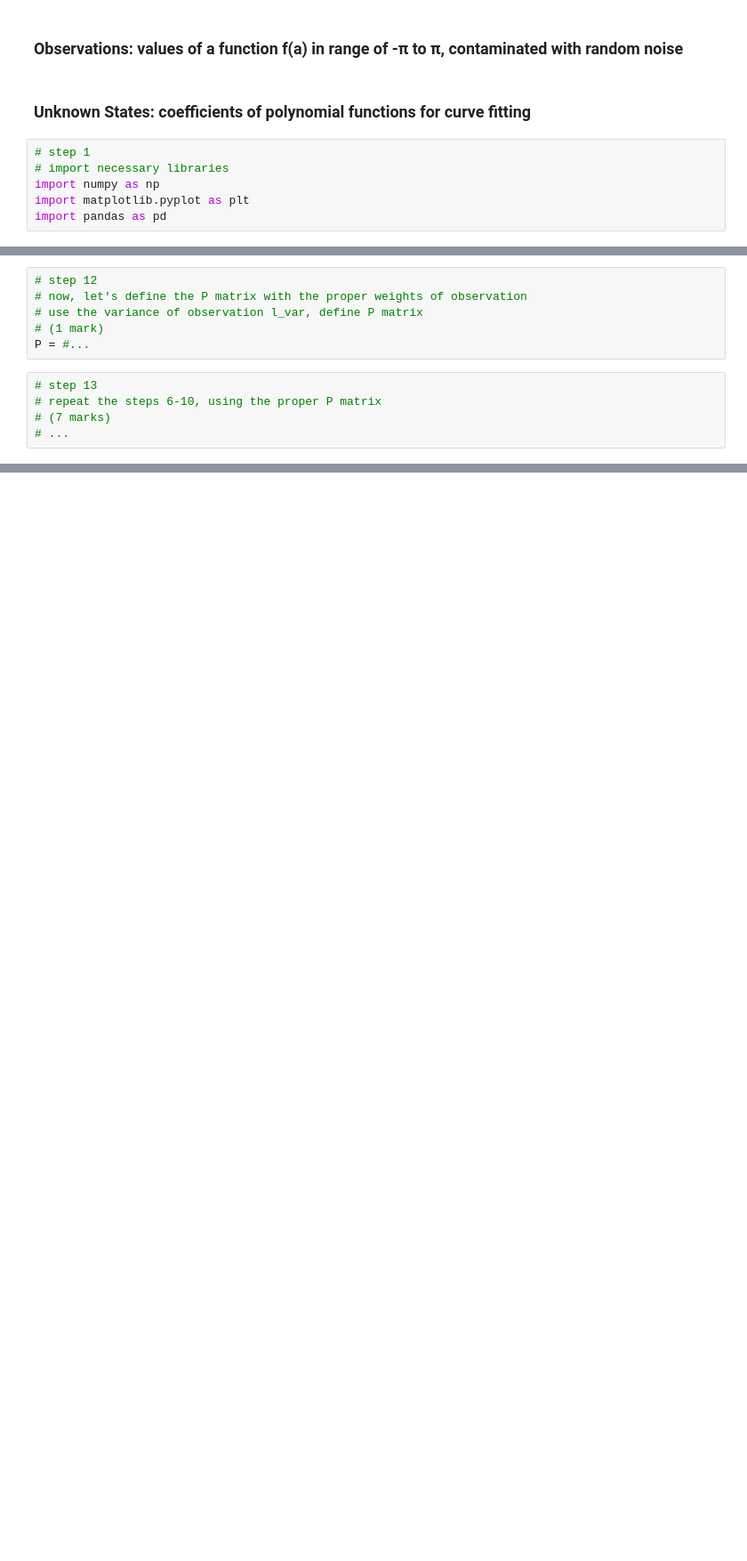
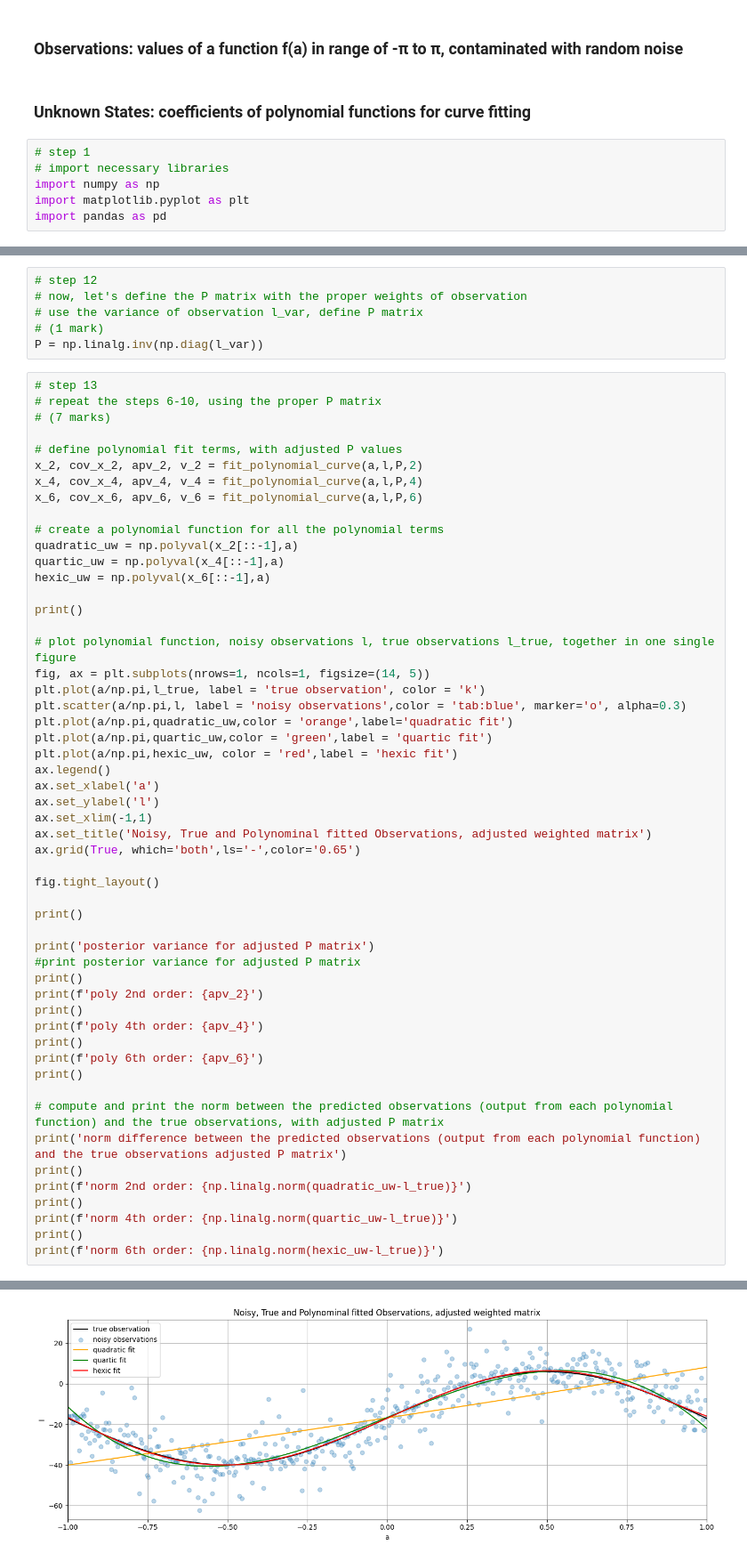
Before and after one commit to adamanastas/ENGG680_2025_Fall, a Jupyter notebook: Lab_Assignment1/Assignment1.ipynb, the cells around one changed output, grey strips where cells are left out. Shown: that part at 89% size. Cells and saved outputs as stored; diff of their text form; blank space fills up the shorter version.

```diff
--- a/Lab_Assignment1/Assignment1.ipynb
+++ b/Lab_Assignment1/Assignment1.ipynb
@@ -1016,9 +1067,58 @@ fig.tight_layout()
 # now, let's define the P matrix with the proper weights of observation
 # use the variance of observation l_var, define P matrix
 # (1 mark)
-P = #...
+P = np.linalg.inv(np.diag(l_var))
 # %%
 # step 13
 # repeat the steps 6-10, using the proper P matrix
 # (7 marks)
-# ...
+
+# define polynomial fit terms, with adjusted P values
+x_2, cov_x_2, apv_2, v_2 = fit_polynomial_curve(a,l,P,2)
+x_4, cov_x_4, apv_4, v_4 = fit_polynomial_curve(a,l,P,4)
+x_6, cov_x_6, apv_6, v_6 = fit_polynomial_curve(a,l,P,6)
+
+# create a polynomial function for all the polynomial terms
+quadratic_uw = np.polyval(x_2[::-1],a)
+quartic_uw = np.polyval(x_4[::-1],a)
+hexic_uw = np.polyval(x_6[::-1],a)
+
+print()
+
+# plot polynomial function, noisy observations l, true observations l_true, together in one single figure
+fig, ax = plt.subplots(nrows=1, ncols=1, figsize=(14, 5))
+plt.plot(a/np.pi,l_true, label = 'true observation', color = 'k')
+plt.scatter(a/np.pi,l, label = 'noisy observations',color = 'tab:blue', marker='o', alpha=0.3)
+plt.plot(a/np.pi,quadratic_uw,color = 'orange',label='quadratic fit')
+plt.plot(a/np.pi,quartic_uw,color = 'green',label = 'quartic fit')
+plt.plot(a/np.pi,hexic_uw, color = 'red',label = 'hexic fit')
+ax.legend()
+ax.set_xlabel('a')
+ax.set_ylabel('l')
+ax.set_xlim(-1,1)
+ax.set_title('Noisy, True and Polynominal fitted Observations, adjusted weighted matrix')
+ax.grid(True, which='both',ls='-',color='0.65')
+
+fig.tight_layout()
+
+print()
+
+print('posterior variance for adjusted P matrix')
+#print posterior variance for adjusted P matrix
+print()
+print(f'poly 2nd order: {apv_2}')
+print()
+print(f'poly 4th order: {apv_4}')
+print()
+print(f'poly 6th order: {apv_6}')
+print()
+
+# compute and print the norm between the predicted observations (output from each polynomial function) and the true observations, with adjusted P matrix
+print('norm difference between the predicted observations (output from each polynomial function) and the true observations adjusted P matrix')
+print()
+print(f'norm 2nd order: {np.linalg.norm(quadratic_uw-l_true)}')
+print()
+print(f'norm 4th order: {np.linalg.norm(quartic_uw-l_true)}')
+print()
+print(f'norm 6th order: {np.linalg.norm(hexic_uw-l_true)}')
+# %% [output]
@@ -1025,3 +1140,4 @@ P = #...
+[figure, added]
 # %%
 # step 14
 # Compare the results of a posterier variance factor and norm from unweighted LSE and weighted LSE, what phenomena do you observe? Explain this phenomena.
```
Also changed, not shown: parts of 17 cells of this notebook.
